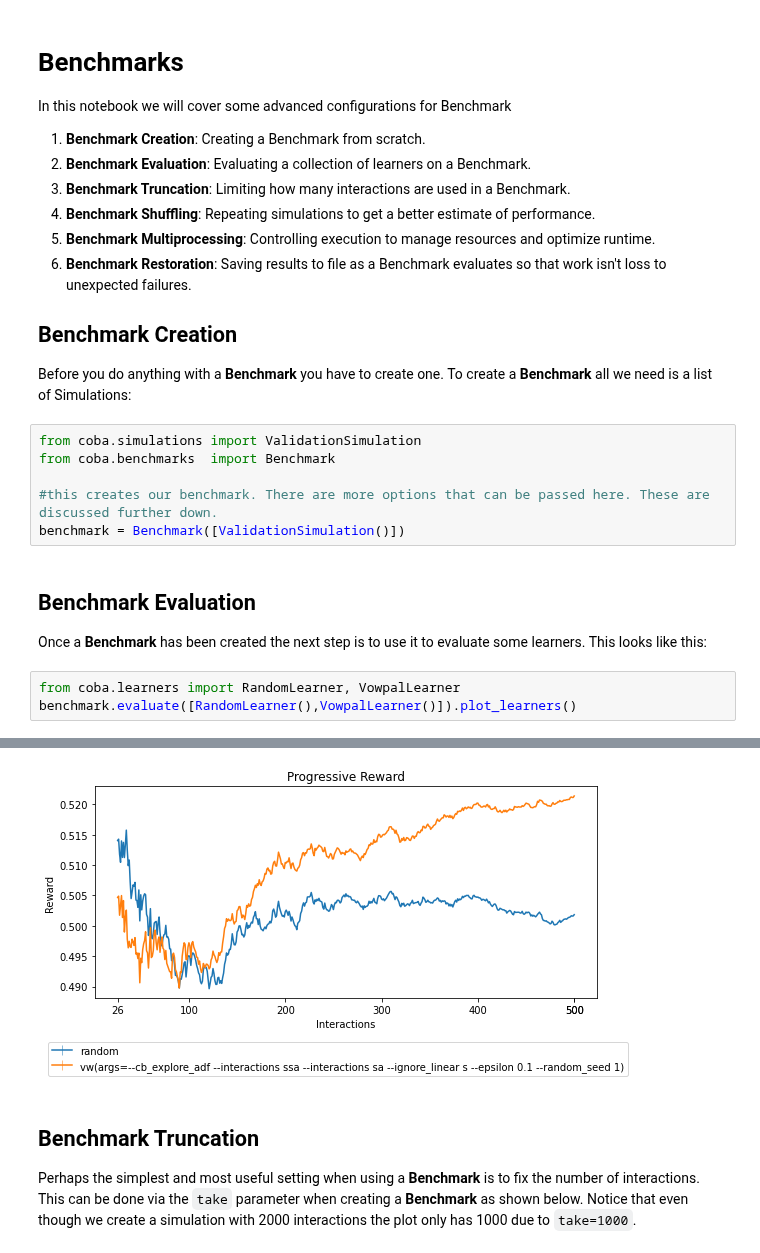
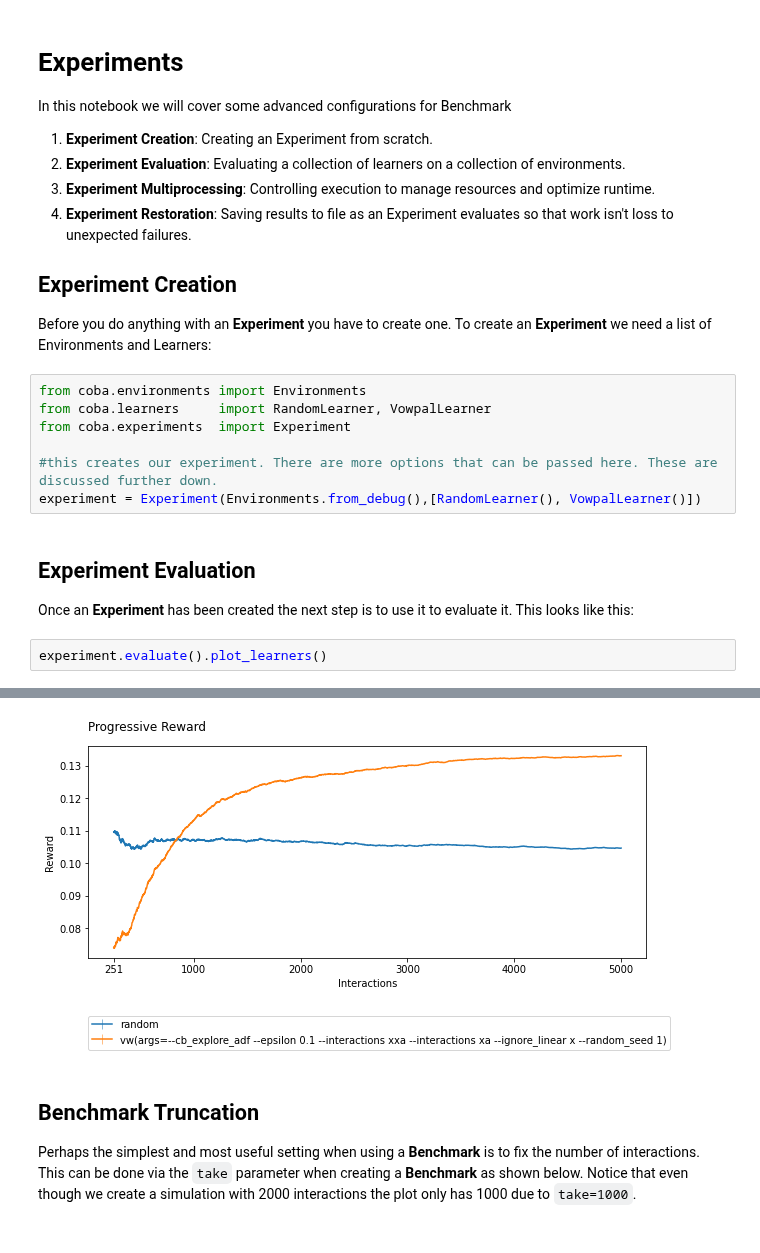
Before and after one commit to VowpalWabbit/coba, a Jupyter notebook: examples/notebooks/Experiments.ipynb, the cells around one changed output, grey strips where cells are left out. Cells and saved outputs as stored; diff of their text form.

```diff
--- a/examples/notebooks/Benchmarks.ipynb
+++ b/examples/notebooks/Experiments.ipynb
@@ -1,25 +1,23 @@
 # %% [markdown]
-# Benchmarks
+# Experiments
 In this notebook we will cover some advanced configurations for Benchmark
-1. **Benchmark Creation**: Creating a Benchmark from scratch.
-2. **Benchmark Evaluation**: Evaluating a collection of learners on a Benchmark.
-3. **Benchmark Truncation**: Limiting how many interactions are used in a Benchmark.
-4. **Benchmark Shuffling**: Repeating simulations to get a better estimate of performance.
-5. **Benchmark Multiprocessing**: Controlling execution to manage resources and optimize runtime.
-6. **Benchmark Restoration**: Saving results to file as a Benchmark evaluates so that work isn't loss to unexpected failures.
+1. **Experiment Creation**: Creating an Experiment from scratch.
+2. **Experiment Evaluation**: Evaluating a collection of learners on a collection of environments.
+5. **Experiment Multiprocessing**: Controlling execution to manage resources and optimize runtime.
+6. **Experiment Restoration**: Saving results to file as an Experiment evaluates so that work isn't loss to unexpected failures.
 
-## Benchmark Creation
-Before you do anything with a **Benchmark** you have to create one. To create a **Benchmark** all we need is a list of Simulations:
+## Experiment Creation
+Before you do anything with an **Experiment** you have to create one. To create an **Experiment** we need a list of Environments and Learners:
 # %%
-from coba.simulations import ValidationSimulation
-from coba.benchmarks  import Benchmark
+from coba.environments import Environments
+from coba.learners     import RandomLearner, VowpalLearner
+from coba.experiments  import Experiment
 
-#this creates our benchmark. There are more options that can be passed here. These are discussed further down.
-benchmark = Benchmark([ValidationSimulation()])
+#this creates our experiment. There are more options that can be passed here. These are discussed further down.
+experiment = Experiment(Environments.from_debug(),[RandomLearner(), VowpalLearner()])
 # %% [markdown]
-## Benchmark Evaluation
-Once a **Benchmark** has been created the next step is to use it to evaluate some learners. This looks like this:
+## Experiment Evaluation
+Once an **Experiment** has been created the next step is to use it to evaluate it. This looks like this:
 # %%
-from coba.learners import RandomLearner, VowpalLearner
-benchmark.evaluate([RandomLearner(),VowpalLearner()]).plot_learners()
+experiment.evaluate().plot_learners()
 # %% [output]
@@ -32,4 +32,4 @@ benchmark.evaluate([RandomLearner(),VowpalLearner()]).plot_learners()
-[figure, old version]
+[figure, new version]
 # %% [markdown]
 ## Benchmark Truncation
 
```
Also changed, not shown: parts of 1 cell of this notebook, 17 other files.
